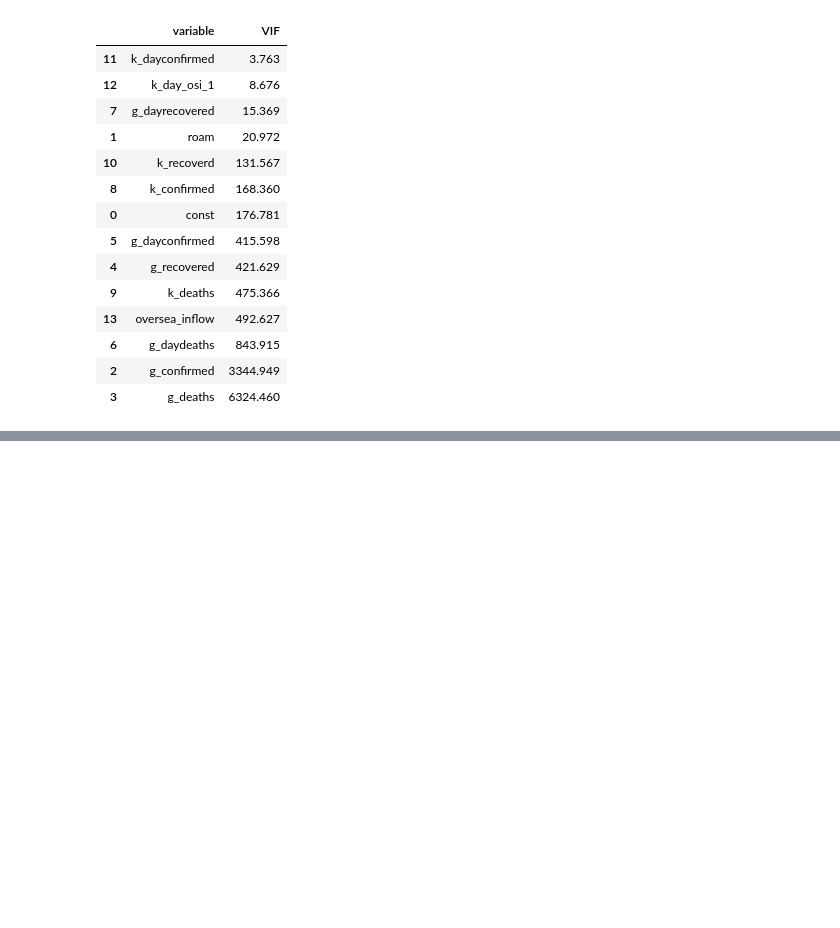
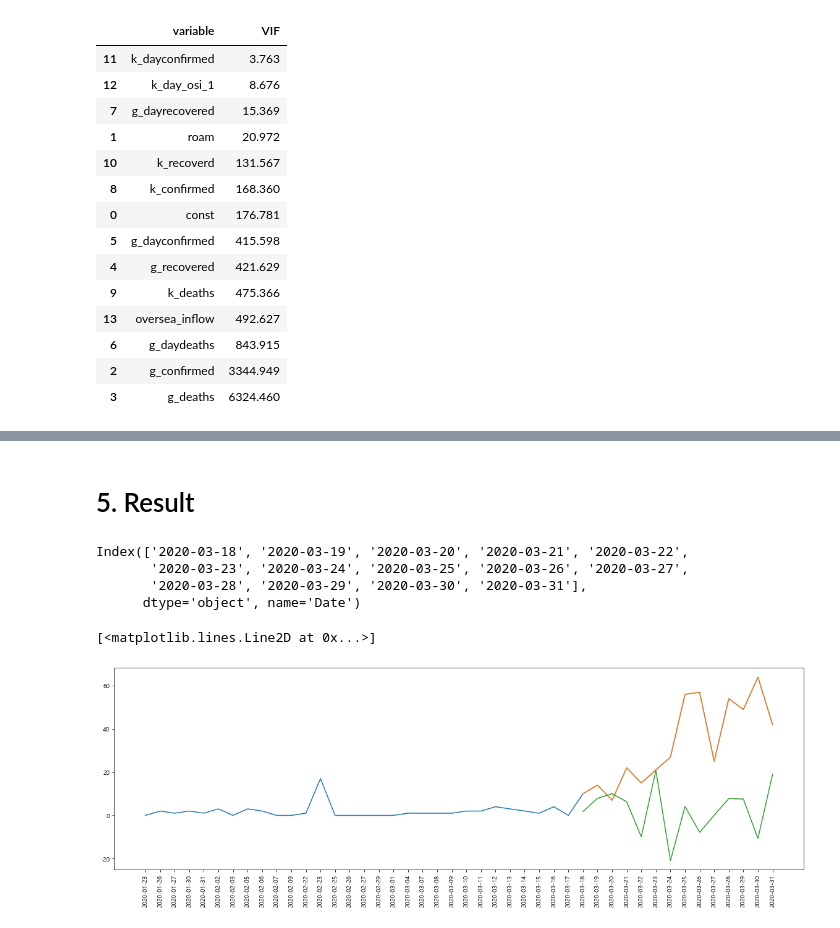
Before and after one commit to Hinterhalter/Post-COVID-19_modeling, a Jupyter notebook: Regression_model.ipynb, the cells around one changed output, grey strips where cells are left out. Saved outputs shown, nothing was run; the diff lists cells and outputs as text; code cells hidden in the pictures; blank space fills up the shorter version.

```diff
--- a/Regression_model.ipynb
+++ b/Regression_model.ipynb
@@ -142,0 +172,17 @@ strong multicollinearity or other numerical problems.
+# %%
+# 30일을 train 14일을 test
+train = df[:-14]
+test = df[-14:]
+# %%
+X_train = train[x_list]
+X_test = test[x_list]
+
+lable_name = "tradeprice_sido_n1"
+Y_train = train['day_osi']
+Y_test = test['day_osi']
+
+
+print(X_train.shape)
+print(X_test.shape)
+print(Y_train.shape)
+print(Y_test.shape)
@@ -142,0 +194,12 @@ strong multicollinearity or other numerical problems.
+# %%
+df[df['day_osi'].isnull()] = 0
+# %%
+from sklearn.linear_model import LinearRegression
+
+
+lm = LinearRegression(fit_intercept=True, normalize=True, n_jobs=None)
+lm.fit(X_train, Y_train)
+accuracy = lm.score(X_test, Y_test)
+print("Linear Regression test file accuracy:"+str(accuracy))
+
+lm.coef_
@@ -172,0 +260,24 @@ df_vif.round(3)
+# %% [markdown]
+# 5. Result
+# %%
+df[-14:].index
+# %% [output]
+Index(['2020-03-18', '2020-03-19', '2020-03-20', '2020-03-21', '2020-03-22',
+       '2020-03-23', '2020-03-24', '2020-03-25', '2020-03-26', '2020-03-27',
+       '2020-03-28', '2020-03-29', '2020-03-30', '2020-03-31'],
+      dtype='object', name='Date')
+# %%
+%matplotlib inline
+import matplotlib.pyplot as plt
+
+
+Y_pred = lm.predict(X_test)
+
+plt.figure(figsize=(20,6))
+plt.xticks(rotation=90)
+plt.plot(df['day_osi'])
+plt.plot(Y_test)
+plt.plot(list(df[-14:].index), Y_pred,)
+# %% [output]
+[<matplotlib.lines.Line2D at 0x...>]
+[figure, added]
```
Also changed, not shown: parts of 10 cells of this notebook.
